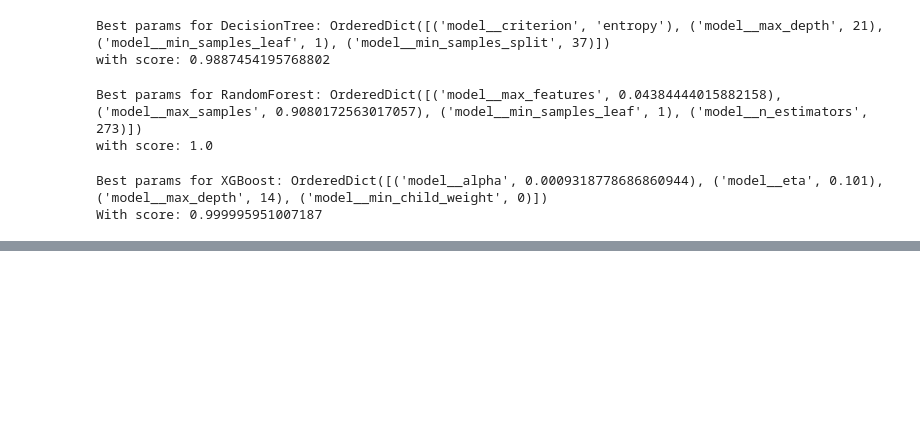
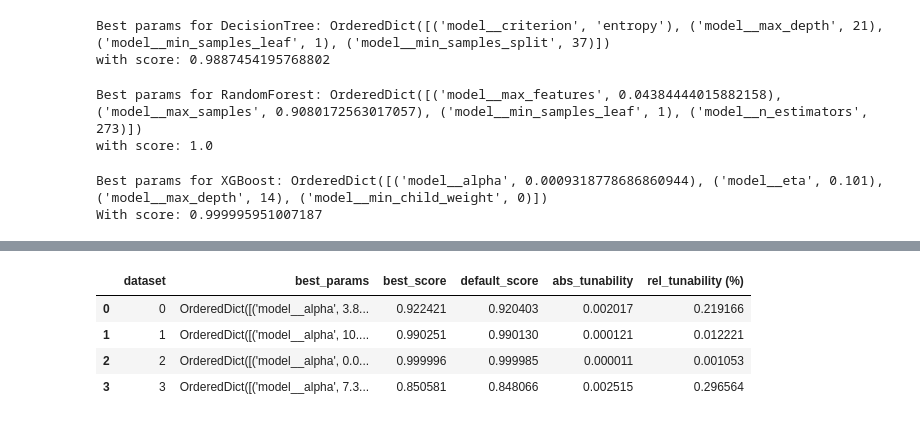
Before and after one commit to UserKrzysztof/AutoML-project1-tunability, a Jupyter notebook: code/bayes_search_overalll.ipynb, the cells around one changed output, grey strips where cells are left out. Cells and saved outputs as stored; diff of their text form; code cells hidden in the pictures; blank space fills up the shorter version.

```diff
--- a/code/bayes_search_overalll.ipynb
+++ b/code/bayes_search_overalll.ipynb
@@ -131,0 +171,9 @@ With score: 0.999995951007187
+# %%
+best_params_per_dataset_XGBoost = get_best_params_per_dataset_bayes(history_bayes_XGBoost, history_XGBoost)
+best_params_per_dataset_XGBoost
+# %% [output]
+|  | dataset | best_params | best_score | default_score | abs_tunability | rel_tunability (%) |
+| 0 | 0 | OrderedDict([('model__alpha', 3.8... | 0.922421 | 0.920403 | 0.002017 | 0.219166 |
+| 1 | 1 | OrderedDict([('model__alpha', 10.... | 0.990251 | 0.990130 | 0.000121 | 0.012221 |
+| 2 | 2 | OrderedDict([('model__alpha', 0.0... | 0.999996 | 0.999985 | 0.000011 | 0.001053 |
+| 3 | 3 | OrderedDict([('model__alpha', 7.3... | 0.850581 | 0.848066 | 0.002515 | 0.296564 |
```
Also changed, not shown: parts of 18 cells of this notebook, 2 other files.
